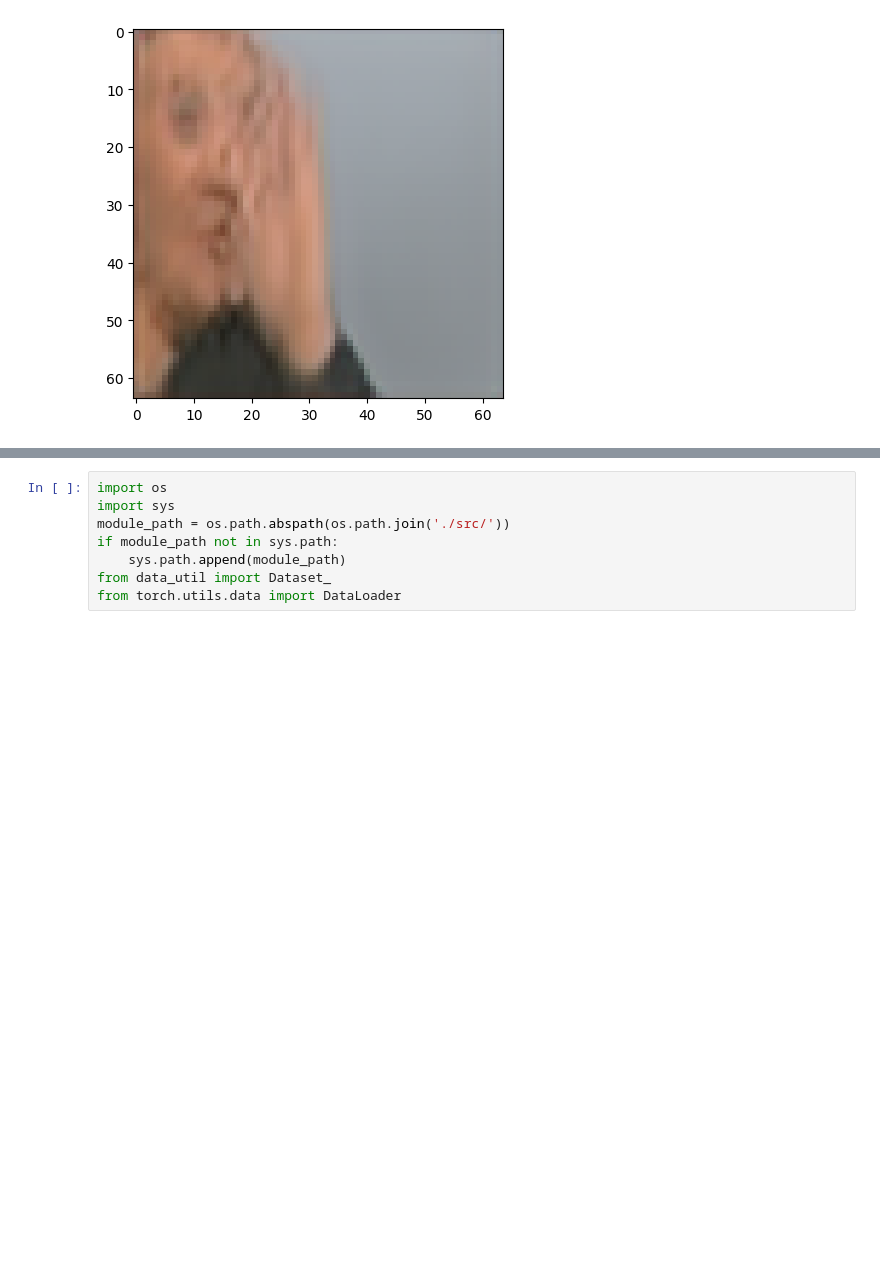
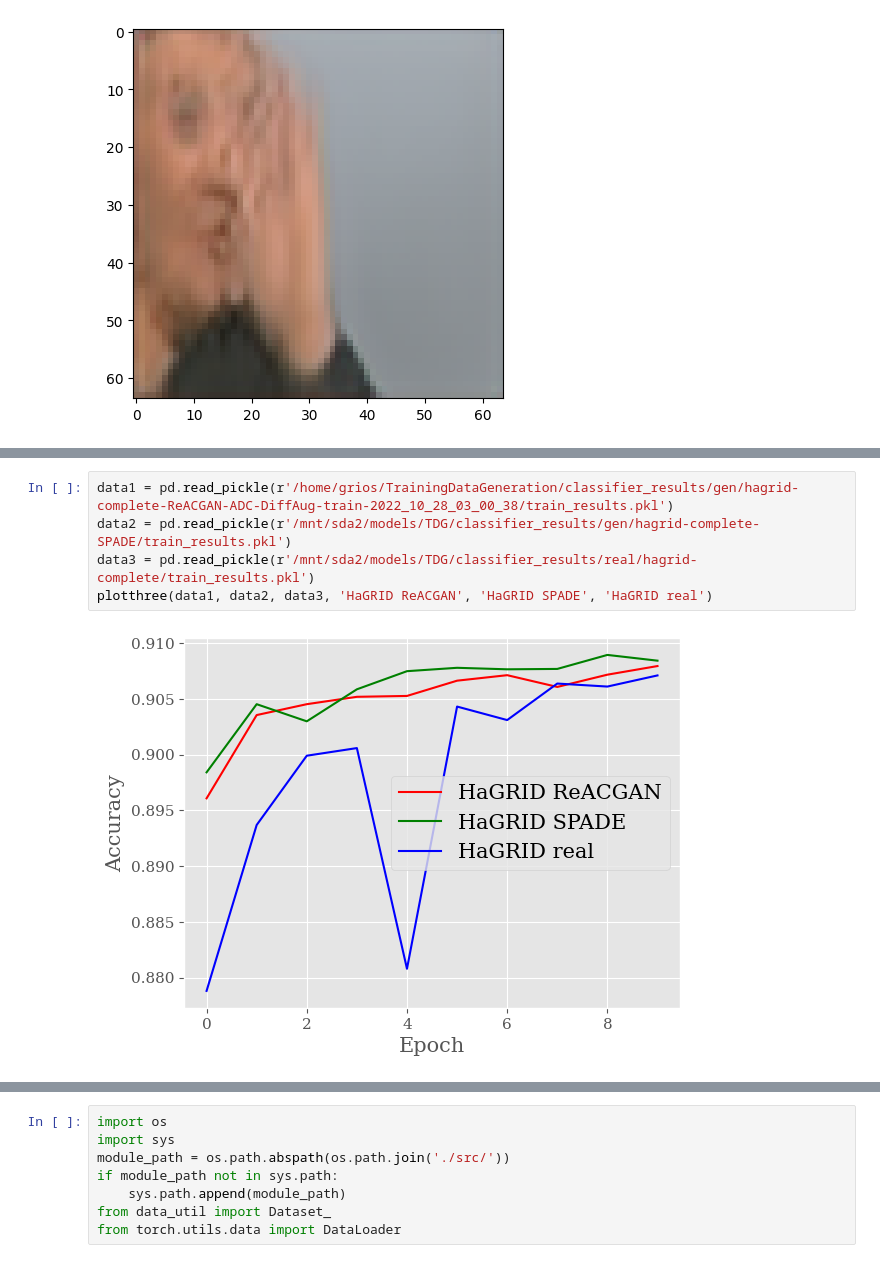
Before and after one commit to okason97/TrainingDataGeneration, a Jupyter notebook: muestras.ipynb, the cells around one changed output, grey strips where cells are left out. Saved outputs shown, nothing was run; the diff lists cells and outputs as text; blank space fills up the shorter version.

```diff
--- a/muestras.ipynb
+++ b/muestras.ipynb
@@ -65 +90,8 @@ def plot(data):
+# %%
+data1 = pd.read_pickle(r'/home/grios/TrainingDataGeneration/classifier_results/gen/hagrid-complete-ReACGAN-ADC-DiffAug-train-2022_10_28_03_00_38/train_results.pkl')
+data2 = pd.read_pickle(r'/mnt/sda2/models/TDG/classifier_results/gen/hagrid-complete-SPADE/train_results.pkl')
+data3 = pd.read_pickle(r'/mnt/sda2/models/TDG/classifier_results/real/hagrid-complete/train_results.pkl')
+plotthree(data1, data2, data3, 'HaGRID ReACGAN', 'HaGRID SPADE', 'HaGRID real')
+# %% [output]
+[figure, added]
 # %%
```
Also changed, not shown: parts of 31 cells of this notebook, 18 other files.
